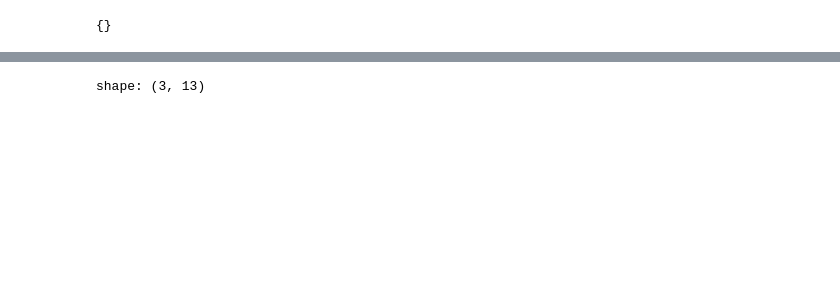
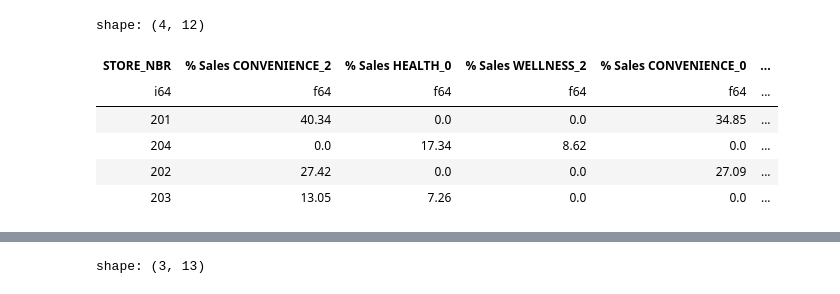
Before and after one commit to YZXBiz/ai-streamlit, a Jupyter notebook: experiments/check_data.ipynb, the cells around one changed output, grey strips where cells are left out. Drawn from its saved outputs; the diff is of its cells as text; code cells hidden in the pictures; blank space fills up the shorter version.

```diff
--- a/experiments/check_data.ipynb
+++ b/experiments/check_data.ipynb
@@ -7,8 +40,13 @@ df = pd.read_pickle(
 # %%
-df = pd.read_pickle(
-    "/workspaces/clustering-dagster/storage/internal_assign_clusters"
+df_raw = pd.read_pickle(
+    "/workspaces/clustering-dagster/storage/internal_fe_raw_data"
 )
+df_raw['Grocery']
+# %% [output]
+shape: (4, 12)
+| STORE_NBR | % Sales CONVENIENCE_2 | % Sales HEALTH_0 | % Sales WELLNESS_2 | % Sales CONVENIENCE_0 | ... |
+| i64 | f64 | f64 | f64 | f64 | ... |
+| 201 | 40.34 | 0.0 | 0.0 | 34.85 | ... |
+| 204 | 0.0 | 17.34 | 8.62 | 0.0 | ... |
+| 202 | 27.42 | 0.0 | 0.0 | 27.09 | ... |
+| 203 | 13.05 | 7.26 | 0.0 | 0.0 | ... |
-# %%
-df
-# %% [output]
-{}
```
Also changed, not shown: parts of 7 cells of this notebook, 22 other files.
